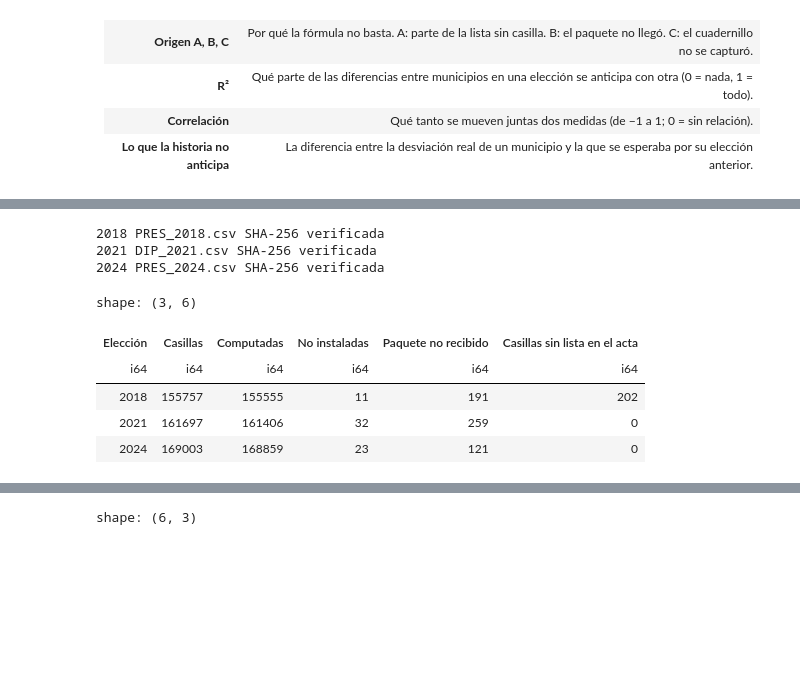
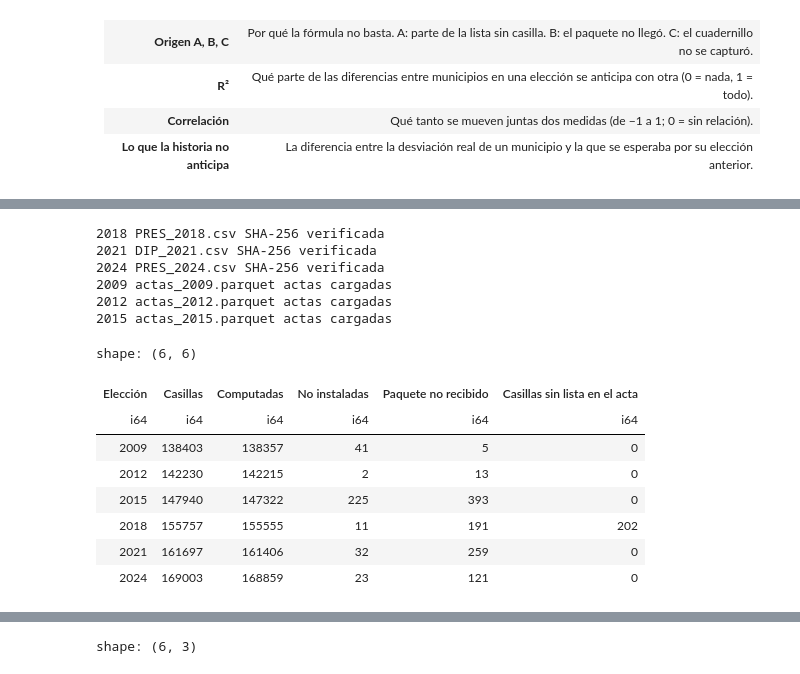
Before and after one commit to JorgeTato99/ine-hackathon-2026, a Jupyter notebook: notebooks/03_historia_y_variables.ipynb, the cells around one changed output, grey strips where cells are left out. Drawn from its saved outputs; the diff is of its cells as text; code cells hidden in the pictures; blank space fills up the shorter version.

```diff
--- a/notebooks/03_historia_y_variables.ipynb
+++ b/notebooks/03_historia_y_variables.ipynb
@@ -115,35 +121,62 @@ def leer_actas(ruta):
 
 # Huella digital de los archivos con los que se hizo este análisis
 HUELLAS = {
     2018: 'dda51b058b6d5ca15fbc26769381a9c4801f5a1cd11ff38c801a6db53bd347a2',
     2021: '2b7f6e3339e3a326336fee28b7665d92b3eece11db7199b9f7c4b5e3188cd1d5',
     2024: '860c1a539ac98b5def4dff3e82e87a19be3ebba7cb435b680ae79799942d1628',
 }
 actas_casilla = {}
 for anio, (url, zip_interno, csv_interno, ruta) in FUENTES_ACTAS.items():
     archivo = raiz / 'data/raw' / ruta
     if not archivo.exists():
         descargar_actas(url, zip_interno, csv_interno, archivo)
     huella = hashlib.sha256(archivo.read_bytes()).hexdigest()
     assert huella == HUELLAS[anio], f'El archivo de {anio} no es el mismo con el que se hizo el análisis'
-    actas_casilla[anio] = leer_actas(archivo)
+    actas_casilla[anio] = leer_actas(archivo).with_columns(extraordinaria=pl.lit(False))
     print(anio, archivo.name, 'SHA-256 verificada')
+
+# 2009, 2012 y 2015: actas oficiales del SICEEF del INE, ya procesadas por scripts/externos/fuente_actas_2009_2015.py
+for anio in [2009, 2012, 2015]:
+    archivo = raiz / f'data/processed/externos/actas_{anio}.parquet'
+    if not archivo.exists():
+        print(f'{anio}: no están las actas; correr scripts/externos/fuente_actas_2009_2015.py')
+        continue
+    actas_casilla[anio] = pl.read_parquet(archivo).filter(pl.col('tipo_casilla').is_in(['B', 'C', 'E'])).select(
+        'EDOCVE', 'SECCION', 'tipo_casilla',
+        votos=pl.col('total_votos'),
+        lista_casilla=pl.col('lista_casilla'),
+        # Recontadas por el Tribunal: traen votos aunque digan "paquete no recibido". "Sin acta" y "otros" se tratan como paquete no recibido
+        estado=pl.when((pl.col('estado') == 'paquete no recibido') & (pl.col('total_votos') > 0)).then(pl.lit('computada'))
+        .when(pl.col('estado').is_in(['sin acta', 'otros'])).then(pl.lit('paquete no recibido'))
+        .otherwise(pl.col('estado')),
+        # Aguascalientes 01 (2015): el archivo trae la elección extraordinaria de diciembre, no la de junio
+        extraordinaria=pl.col('eleccion_extraordinaria').fill_null(False),
+    )
+    print(anio, archivo.name, 'actas cargadas')
+actas_casilla = dict(sorted(actas_casilla.items()))
+ANIOS_ACTAS = list(actas_casilla)
 
 pl.DataFrame([
     {'Elección': anio, 'Casillas': t.height,
      'Computadas': t.filter(pl.col('estado') == 'computada').height,
      'No instaladas': t.filter(pl.col('estado') == 'no instalada').height,
      'Paquete no recibido': t.filter(pl.col('estado') == 'paquete no recibido').height,
      'Casillas sin lista en el acta': t['lista_casilla'].null_count()}
     for anio, t in actas_casilla.items()
 ])
 # %% [output]
 2018 PRES_2018.csv SHA-256 verificada
 2021 DIP_2021.csv SHA-256 verificada
 2024 PRES_2024.csv SHA-256 verificada
+2009 actas_2009.parquet actas cargadas
+2012 actas_2012.parquet actas cargadas
+2015 actas_2015.parquet actas cargadas
-shape: (3, 6)
+shape: (6, 6)
 | Elección | Casillas | Computadas | No instaladas | Paquete no recibido | Casillas sin lista en el acta |
 | i64 | i64 | i64 | i64 | i64 | i64 |
+| 2009 | 138403 | 138357 | 41 | 5 | 0 |
+| 2012 | 142230 | 142215 | 2 | 13 | 0 |
+| 2015 | 147940 | 147322 | 225 | 393 | 0 |
 | 2018 | 155757 | 155555 | 11 | 191 | 202 |
 | 2021 | 161697 | 161406 | 32 | 259 | 0 |
 | 2024 | 169003 | 168859 | 23 | 121 | 0 |
```
Also changed, not shown: parts of 27 cells of this notebook, 5 other files.
